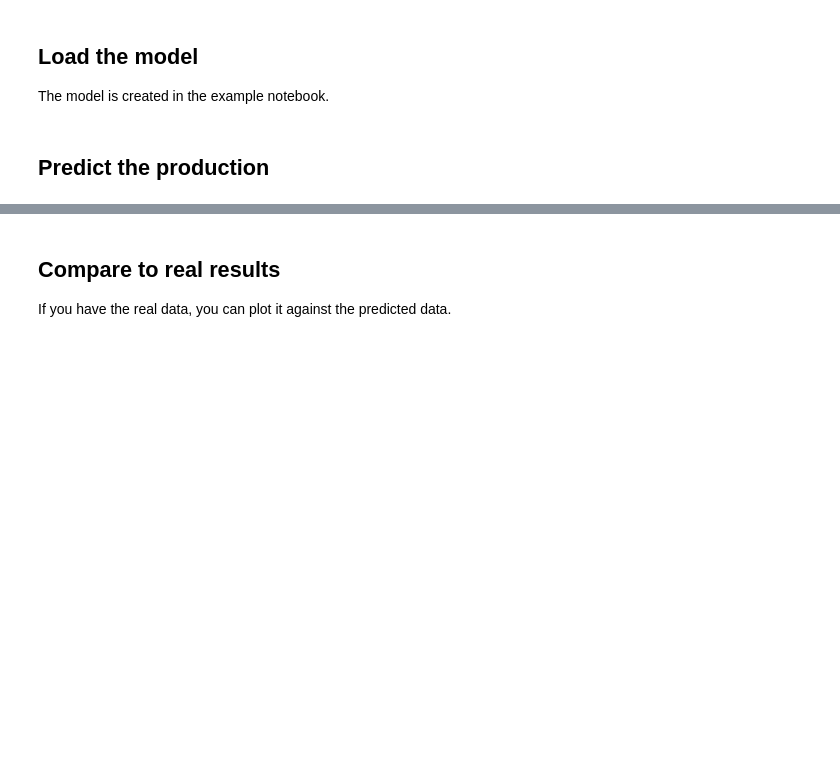
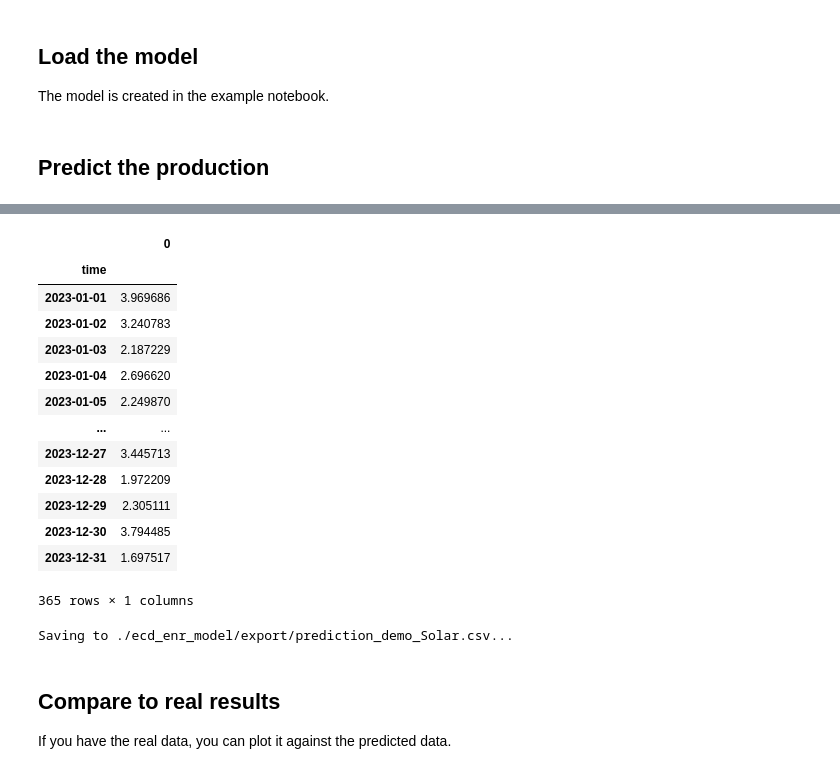
Before and after one commit to Souhaillyamani/Model, a Jupyter notebook: predict_2023_demo.ipynb, the cells around one changed output, grey strips where cells are left out. Cells and saved outputs as stored; diff of their text form; code cells hidden in the pictures; blank space fills up the shorter version.

```diff
--- a/predict_2023_demo.ipynb
+++ b/predict_2023_demo.ipynb
@@ -17,4 +21,4 @@ from ecodynelec_enr_model.data_utils import plot_predictions
 # %%
 # select the model to use here, "solar_plants_model" or "wind_plants_model"
-selected_model = wind_plants_model
-title = 'Wind'
+selected_model = solar_plants_model
+title = 'Solar'
@@ -33,5 +112,26 @@ prod
+# %%
+import pandas as pd
+pred=pd.DataFrame(prod.resample('D').sum()/1000000)
+pred
+# %% [output]
+|  | 0 |
+| time |  |
+| 2023-01-01 | 3.969686 |
+| 2023-01-02 | 3.240783 |
+| 2023-01-03 | 2.187229 |
+| 2023-01-04 | 2.696620 |
+| 2023-01-05 | 2.249870 |
+| ... | ... |
+| 2023-12-27 | 3.445713 |
+| 2023-12-28 | 1.972209 |
+| 2023-12-29 | 2.305111 |
+| 2023-12-30 | 3.794485 |
+| 2023-12-31 | 1.697517 |
+365 rows × 1 columns
 # %%
-save_power_data(prod, path=f'{root_dir}export/prediction_demo_{title}')
+save_power_data(prod, path=f'{root_dir}export/prediction_demo_{title}.csv')
+# %% [output]
+Saving to ./ecd_enr_model/export/prediction_demo_Solar.csv...
 # %% [markdown]
 ## Compare to real results
 If you have the real data, you can plot it against the predicted data.
```
Also changed, not shown: parts of 17 cells of this notebook, 3 other files.
